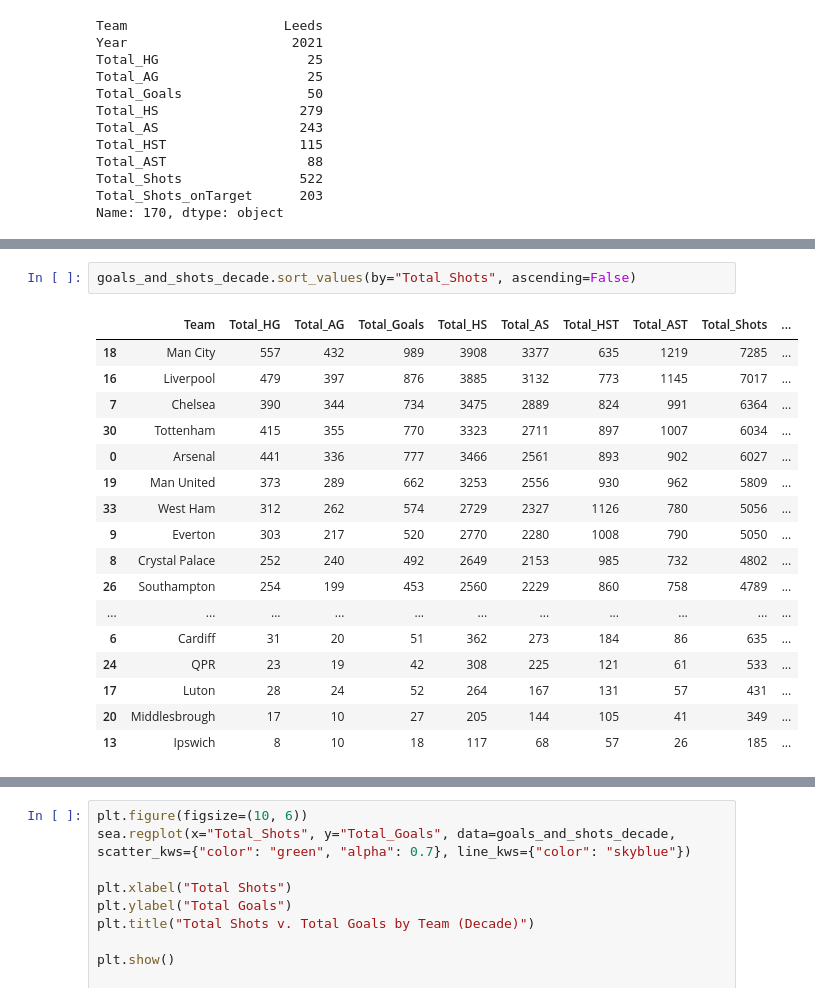
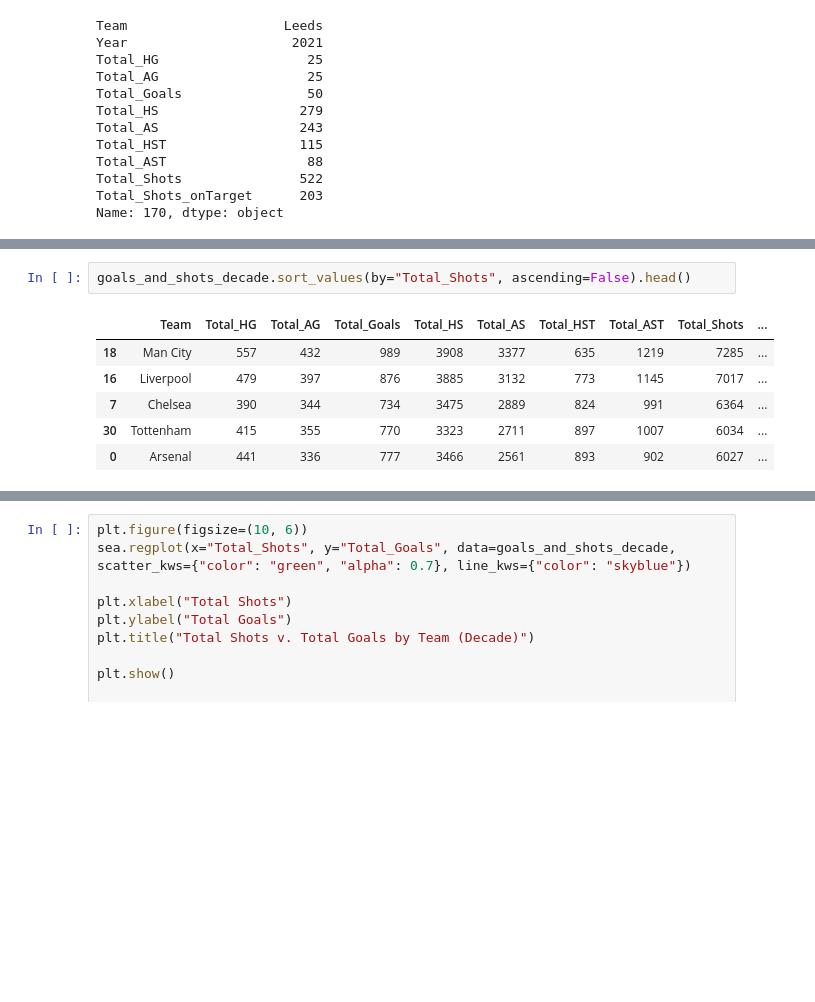
Before and after one commit to SmithNJ13/data_analysis, a Jupyter notebook: analysis.ipynb, the cells around one changed output, grey strips where cells are left out. Saved outputs shown, nothing was run; the diff lists cells and outputs as text; blank space fills up the shorter version.

```diff
--- a/analysis.ipynb
+++ b/analysis.ipynb
@@ -1148,21 +1137,10 @@ goals_and_shots_decade
 # %%
-goals_and_shots_decade.sort_values(by="Total_Shots", ascending=False)
+goals_and_shots_decade.sort_values(by="Total_Shots", ascending=False).head()
 # %% [output]
 |  | Team | Total_HG | Total_AG | Total_Goals | Total_HS | Total_AS | Total_HST | Total_AST | Total_Shots | ... |
 | 18 | Man City | 557 | 432 | 989 | 3908 | 3377 | 635 | 1219 | 7285 | ... |
 | 16 | Liverpool | 479 | 397 | 876 | 3885 | 3132 | 773 | 1145 | 7017 | ... |
 | 7 | Chelsea | 390 | 344 | 734 | 3475 | 2889 | 824 | 991 | 6364 | ... |
 | 30 | Tottenham | 415 | 355 | 770 | 3323 | 2711 | 897 | 1007 | 6034 | ... |
 | 0 | Arsenal | 441 | 336 | 777 | 3466 | 2561 | 893 | 902 | 6027 | ... |
-| 19 | Man United | 373 | 289 | 662 | 3253 | 2556 | 930 | 962 | 5809 | ... |
-| 33 | West Ham | 312 | 262 | 574 | 2729 | 2327 | 1126 | 780 | 5056 | ... |
-| 9 | Everton | 303 | 217 | 520 | 2770 | 2280 | 1008 | 790 | 5050 | ... |
-| 8 | Crystal Palace | 252 | 240 | 492 | 2649 | 2153 | 985 | 732 | 4802 | ... |
-| 26 | Southampton | 254 | 199 | 453 | 2560 | 2229 | 860 | 758 | 4789 | ... |
-| ... | ... | ... | ... | ... | ... | ... | ... | ... | ... | ... |
-| 6 | Cardiff | 31 | 20 | 51 | 362 | 273 | 184 | 86 | 635 | ... |
-| 24 | QPR | 23 | 19 | 42 | 308 | 225 | 121 | 61 | 533 | ... |
-| 17 | Luton | 28 | 24 | 52 | 264 | 167 | 131 | 57 | 431 | ... |
-| 20 | Middlesbrough | 17 | 10 | 27 | 205 | 144 | 105 | 41 | 349 | ... |
-| 13 | Ipswich | 8 | 10 | 18 | 117 | 68 | 57 | 26 | 185 | ... |
 # %%
```
Also changed, not shown: parts of 14 cells of this notebook, 3 other files.
